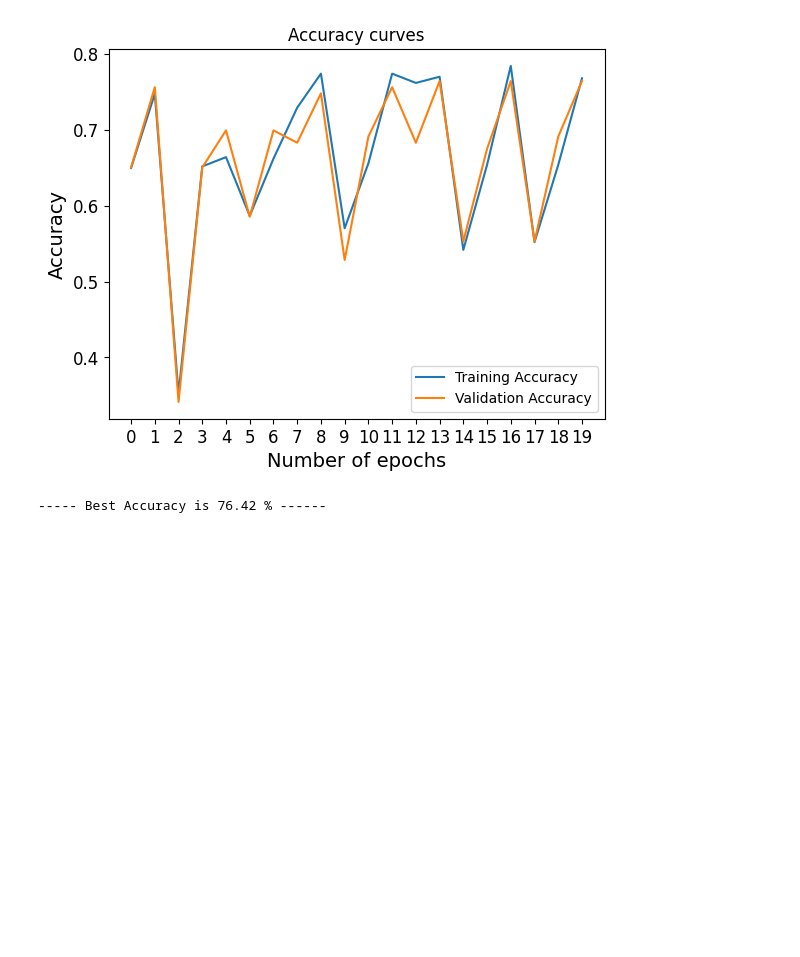
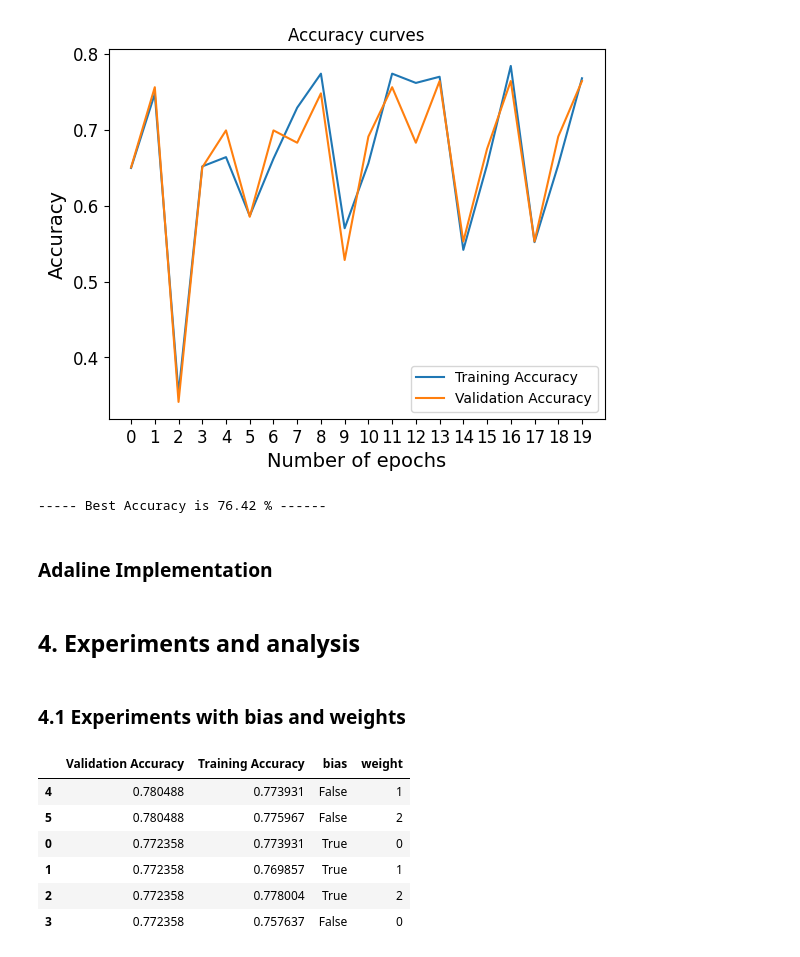
Before and after one commit to KaneZhao/deep-learning-assignments, a Jupyter notebook: assignment1/Assignment1.ipynb, the cells around one changed output. Drawn from its saved outputs; the diff is of its cells as text; code cells hidden in the pictures; blank space fills up the shorter version.

```diff
--- a/assignment1/Assignment1.ipynb
+++ b/assignment1/Assignment1.ipynb
@@ -354,6 +354,8 @@ Validation Loss: 0.23577235772357724
 [figure]
 [figure]
 ----- Best Accuracy is 76.42 % ------
+# %% [markdown]
+###  Adaline Implementation
 # %%
 class Adaline(Perceptron):
     def train(self, epochs = 10, verbose = True, showPlots = True):
@@ -413,0 +413,33 @@ class Adaline(Perceptron):
+# %% [markdown]
+## 4. Experiments and analysis
+# %% [markdown]
+### 4.1 Experiments with bias and weights
+# %%
+bias_list = [True, False]
+weight_list = [0,1,2]
+results = []
+
+for i in bias_list:
+    for j in weight_list:
+        perceptron = Perceptron(X_train, y_train, X_val, y_val, lr=0.01, loss_type="zero-one", bias=i,
+                        seed=200, weight_val = j, earlyStopping=-1)
+        perceptron.train(epochs=50, verbose=False, showPlots=False)
+        bestTrainAccuracy = perceptron.getBestParameters()[1]
+        bestValAccuracy = perceptron.getBestParameters()[2]
+        results.append((bestValAccuracy, bestTrainAccuracy, i, j))
+
+result = pd.DataFrame(results).sort_values(by=[0], ascending=False).rename(columns={0: "Validation Accuracy",
+                                    1: "Training Accuracy",
+                                    2: "bias",
+                                    3: "weight"
+                                    })
+
+result
+# %% [output]
+|  | Validation Accuracy | Training Accuracy | bias | weight |
+| 4 | 0.780488 | 0.773931 | False | 1 |
+| 5 | 0.780488 | 0.775967 | False | 2 |
+| 0 | 0.772358 | 0.773931 | True | 0 |
+| 1 | 0.772358 | 0.769857 | True | 1 |
+| 2 | 0.772358 | 0.778004 | True | 2 |
+| 3 | 0.772358 | 0.757637 | False | 0 |
```
Also changed, not shown: parts of 12 cells of this notebook.
